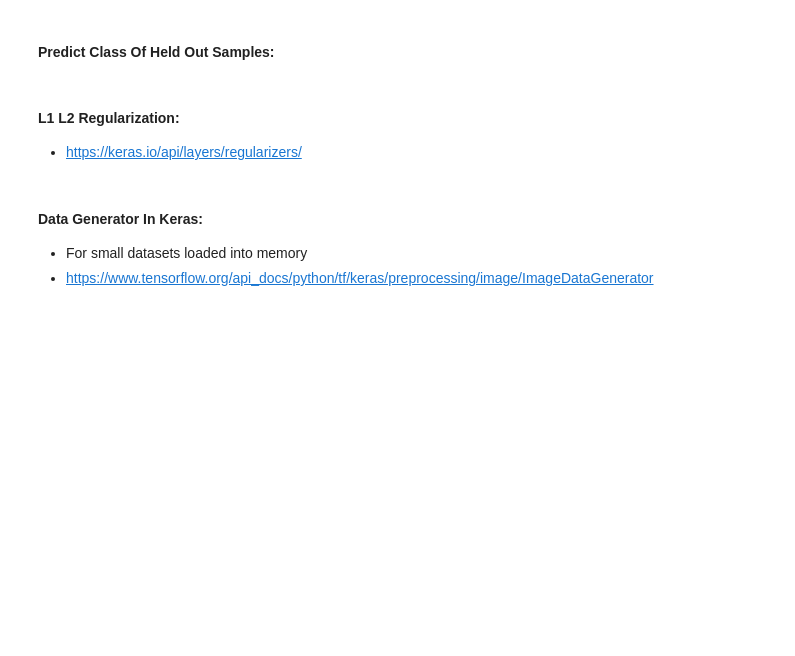
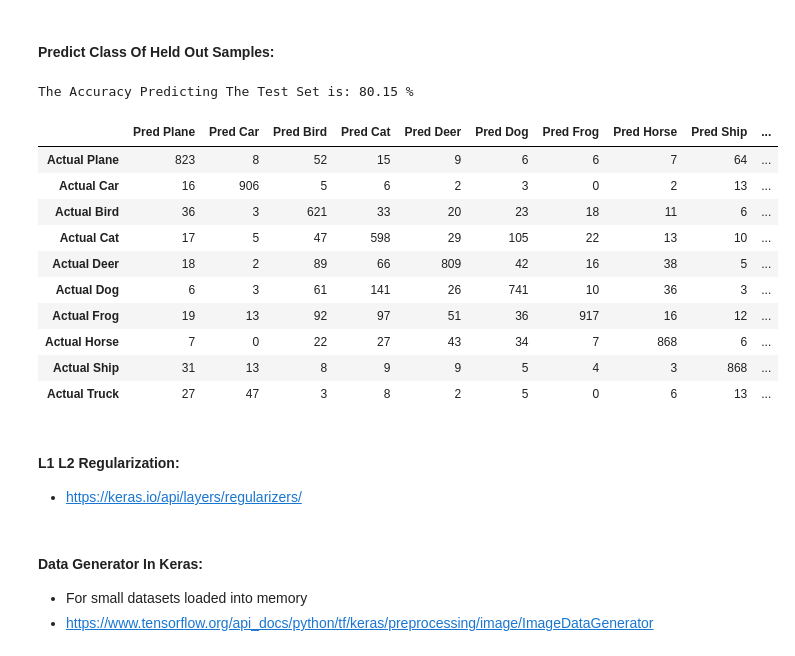
Before and after one commit to ADolbyB/deep-learning-python, a Jupyter notebook: Lectures/lecture7b.ipynb, the cells around one changed output. Cells and saved outputs as stored; diff of their text form; code cells hidden in the pictures; blank space fills up the shorter version.

```diff
--- a/Lectures/lecture7b.ipynb
+++ b/Lectures/lecture7b.ipynb
@@ -629,16 +684,29 @@ print(f'Accuracy From Testing Set: {score6c[1]}\n')
 # %%
 test_class3_prob = model6.predict(x_test)
 test_labels3 = np.argmax(test_class3_prob, axis=1)
 print(f'The Accuracy Predicting The Test Set is: {accuracy_score(test_labels3, y_test) * 100} %\n')
-conf_matrix3 = confusion_matrix(test_labels2, y_test)
+conf_matrix3 = confusion_matrix(test_labels3, y_test)
 
 colLabels3 = ['Pred Plane', 'Pred Car', 'Pred Bird', 'Pred Cat', 'Pred Deer',
              'Pred Dog', 'Pred Frog', 'Pred Horse', 'Pred Ship', 'Pred Truck']
 rowLabels3 = ['Actual Plane', 'Actual Car', 'Actual Bird', 'Actual Cat', 'Actual Deer',
              'Actual Dog', 'Actual Frog', 'Actual Horse', 'Actual Ship', 'Actual Truck']
 
 fancyMatrix3 = pd.DataFrame(conf_matrix3, columns=colLabels3, index=rowLabels3,)
 display(fancyMatrix3)
+# %% [output]
+The Accuracy Predicting The Test Set is: 80.15 %
+|  | Pred Plane | Pred Car | Pred Bird | Pred Cat | Pred Deer | Pred Dog | Pred Frog | Pred Horse | Pred Ship | ... |
+| Actual Plane | 823 | 8 | 52 | 15 | 9 | 6 | 6 | 7 | 64 | ... |
+| Actual Car | 16 | 906 | 5 | 6 | 2 | 3 | 0 | 2 | 13 | ... |
+| Actual Bird | 36 | 3 | 621 | 33 | 20 | 23 | 18 | 11 | 6 | ... |
+| Actual Cat | 17 | 5 | 47 | 598 | 29 | 105 | 22 | 13 | 10 | ... |
+| Actual Deer | 18 | 2 | 89 | 66 | 809 | 42 | 16 | 38 | 5 | ... |
+| Actual Dog | 6 | 3 | 61 | 141 | 26 | 741 | 10 | 36 | 3 | ... |
+| Actual Frog | 19 | 13 | 92 | 97 | 51 | 36 | 917 | 16 | 12 | ... |
+| Actual Horse | 7 | 0 | 22 | 27 | 43 | 34 | 7 | 868 | 6 | ... |
+| Actual Ship | 31 | 13 | 8 | 9 | 9 | 5 | 4 | 3 | 868 | ... |
+| Actual Truck | 27 | 47 | 3 | 8 | 2 | 5 | 0 | 6 | 13 | ... |
 # %% [markdown]
 #### L1 L2 Regularization:
 
```
Also changed, not shown: parts of 7 cells of this notebook.
